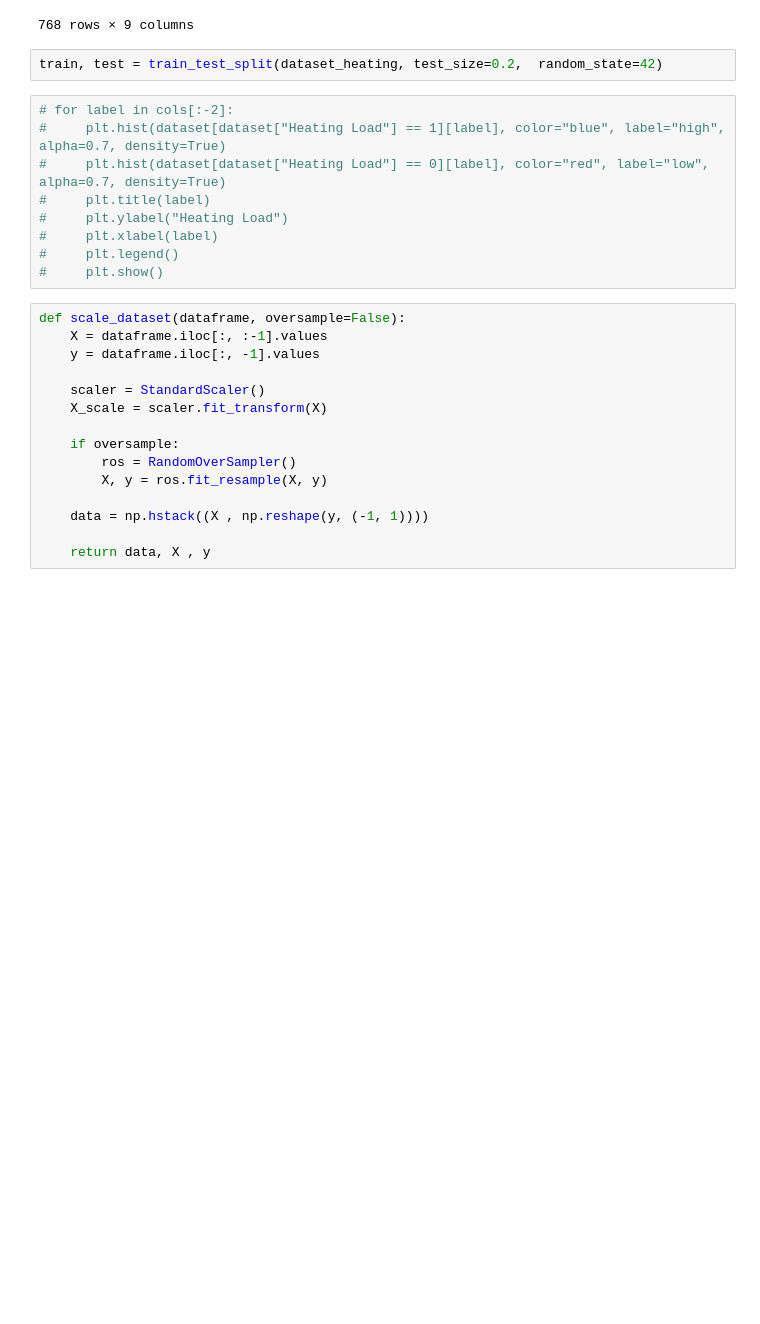
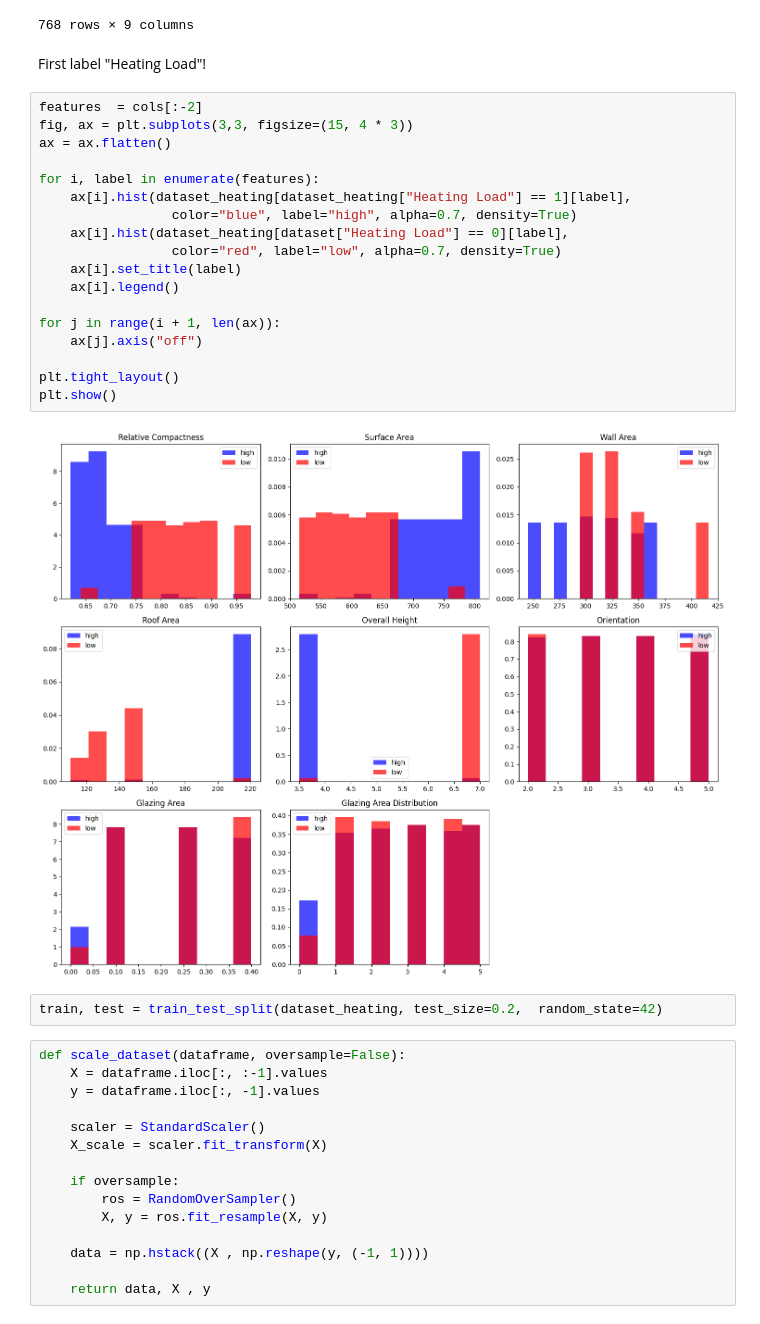
Before and after one commit to matcze/energy_efficient, a Jupyter notebook: energy_efficient_class.ipynb, the cells around one changed output. Cells and saved outputs as stored; diff of their text form; blank space fills up the shorter version.

Commit message:
new graphs

```diff
--- a/energy_efficient_class.ipynb
+++ b/energy_efficient_class.ipynb
@@ -67,17 +69,30 @@ dataset_cooling
 | 766 | 0.62 | 808.5 | 367.5 | 220.50 | 3.5 | 4 | 0.4 | ... |
 | 767 | 0.62 | 808.5 | 367.5 | 220.50 | 3.5 | 5 | 0.4 | ... |
 768 rows × 9 columns
+# %% [markdown]
+First label "Heating Load"!
+# %%
+features  = cols[:-2]
+fig, ax = plt.subplots(3,3, figsize=(15, 4 * 3))
+ax = ax.flatten()
+
+for i, label in enumerate(features):
+    ax[i].hist(dataset_heating[dataset_heating["Heating Load"] == 1][label],
+                 color="blue", label="high", alpha=0.7, density=True)
+    ax[i].hist(dataset_heating[dataset["Heating Load"] == 0][label],
+                 color="red", label="low", alpha=0.7, density=True)
+    ax[i].set_title(label)
+    ax[i].legend()
+
+for j in range(i + 1, len(ax)):
+    ax[j].axis("off")
+
+plt.tight_layout()
+plt.show()
+# %% [output]
+[figure, added]
 # %%
 train, test = train_test_split(dataset_heating, test_size=0.2,  random_state=42)
-# %%
-# for label in cols[:-2]:
-#     plt.hist(dataset[dataset["Heating Load"] == 1][label], color="blue", label="high", alpha=0.7, density=True)
-#     plt.hist(dataset[dataset["Heating Load"] == 0][label], color="red", label="low", alpha=0.7, density=True)
-#     plt.title(label)
-#     plt.ylabel("Heating Load")
-#     plt.xlabel(label)
-#     plt.legend()
-#     plt.show()
 # %%
 def scale_dataset(dataframe, oversample=False):
     X = dataframe.iloc[:, :-1].values
```
Also changed, not shown: parts of 1 cell of this notebook.
